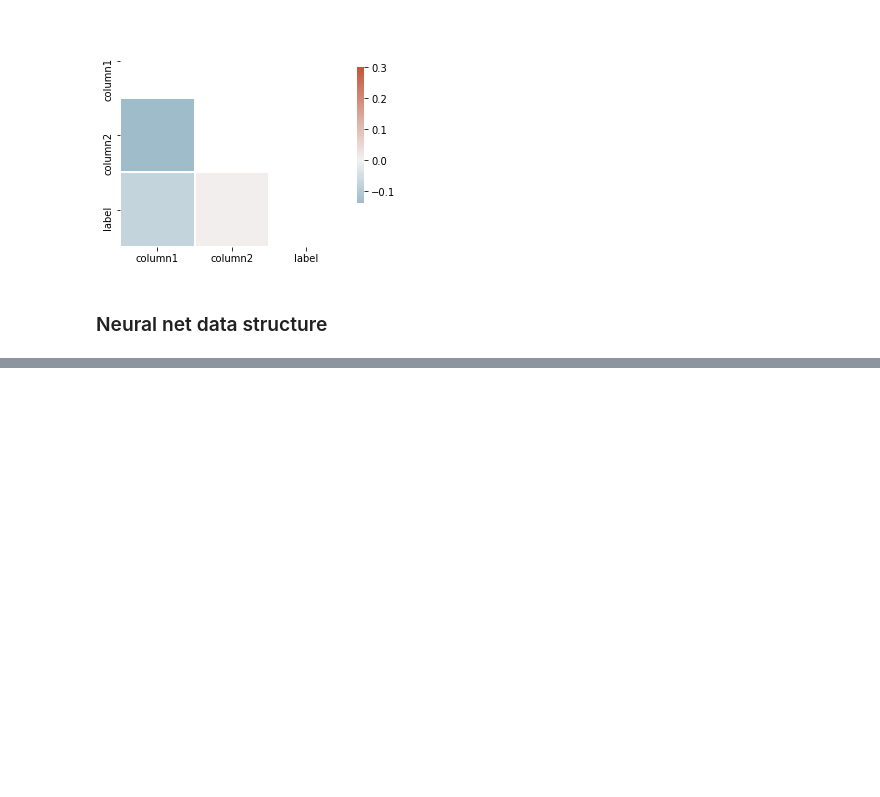
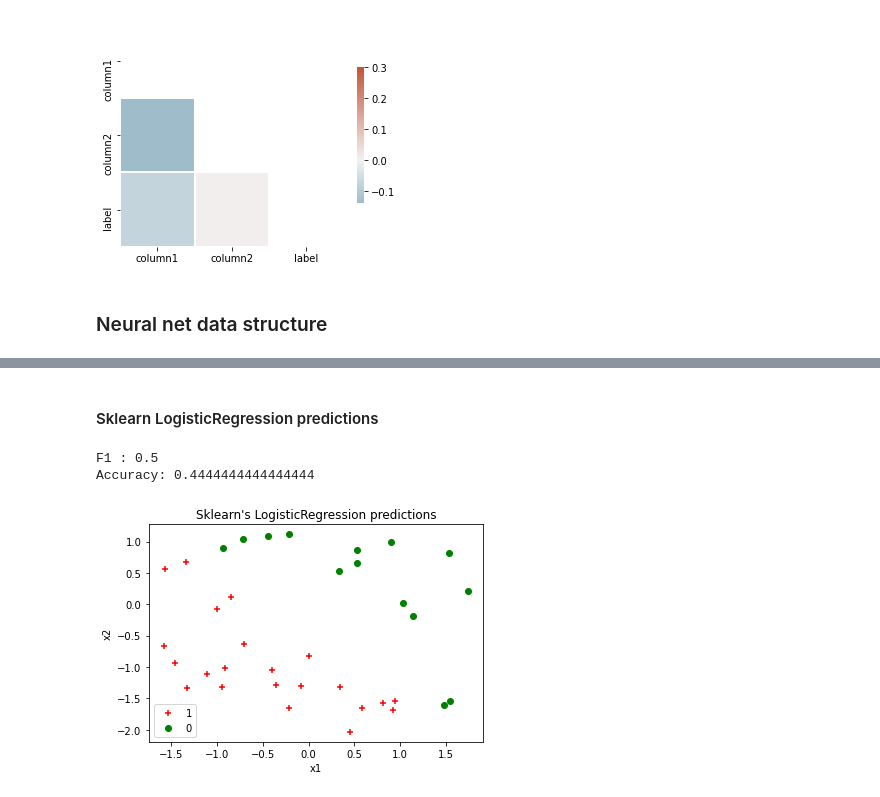
Before and after one commit to davidssand/neural-net, a Jupyter notebook: T2.ipynb, the cells around one changed output, grey strips where cells are left out. Cells and saved outputs as stored; diff of their text form; code cells hidden in the pictures; blank space fills up the shorter version.

```diff
--- a/T2.ipynb
+++ b/T2.ipynb
@@ -504,0 +405,9 @@ plt.legend(loc=0)
+# %% [markdown]
+#### Sklearn LogisticRegression predictions
+# %%
+print_metrics(y_test.ravel(), lr_preds)
+plot_outputs(X_test, lr_preds, title="Sklearn's LogisticRegression predictions")
+# %% [output]
+F1 : 0.5
+Accuracy: 0.4444444444444444
+[figure, added]
```
Also changed, not shown: parts of 23 cells of this notebook.
